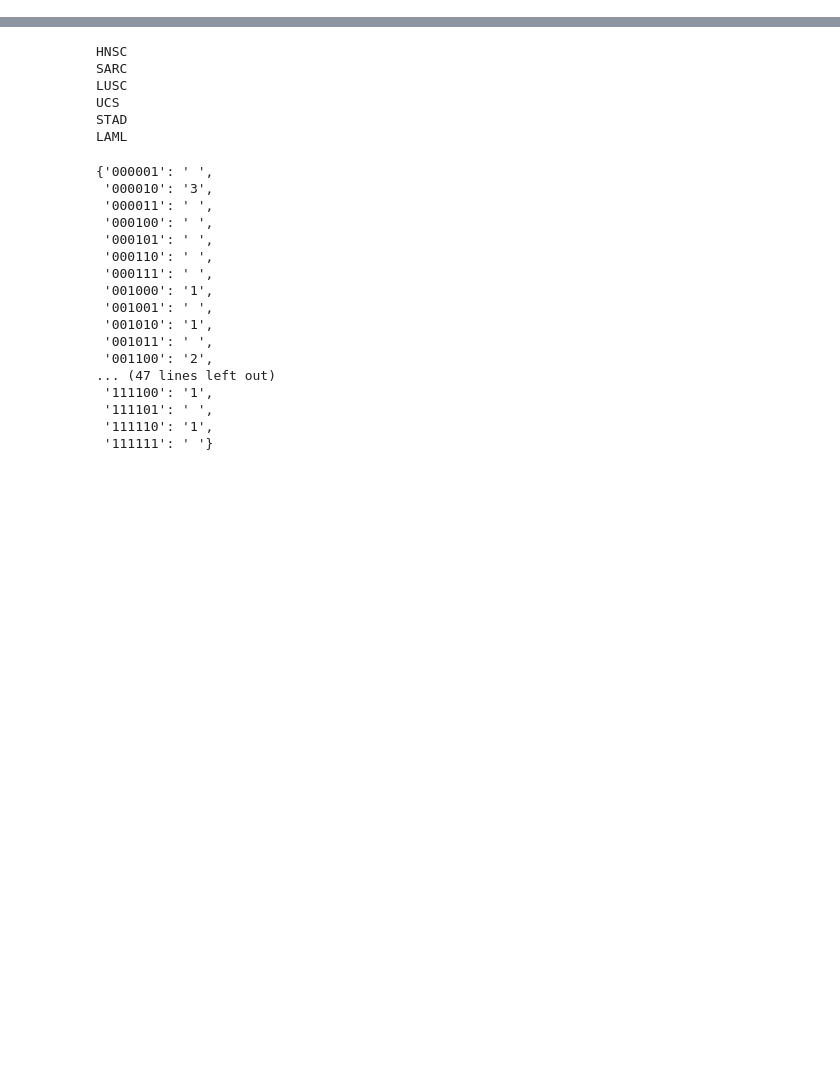
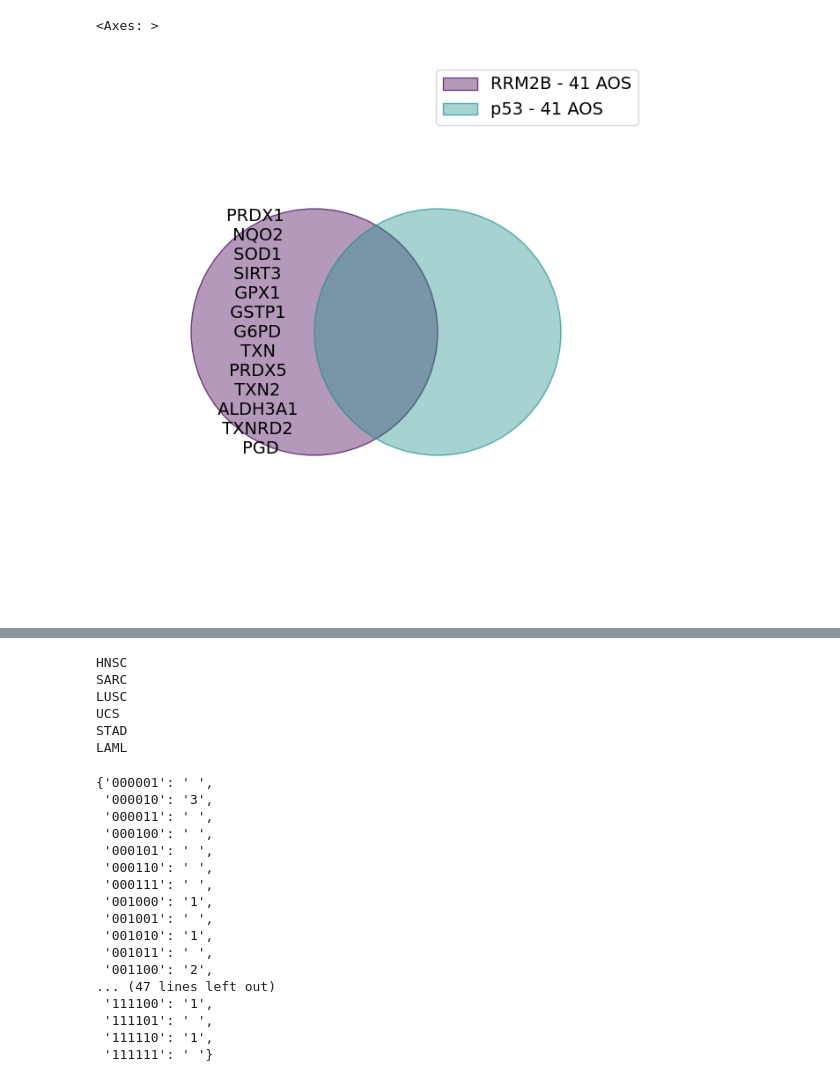
Before and after one commit to shanghongsim/NRF2-PARP1-Bioinformatics, a Jupyter notebook: venn_diagram_plotter.ipynb, the cells around one changed output, grey strips where cells are left out. Drawn from its saved outputs; the diff is of its cells as text; code cells hidden in the pictures; blank space fills up the shorter version.

```diff
--- a/venn_diagram_plotter.ipynb
+++ b/venn_diagram_plotter.ipynb
@@ -17 +75,14 @@ from venn import pseudovenn, generate_petal_labels, draw_venn, generate_colors,
+# %%
+petal_labels = generate_petal_labels(dict_41.values(), fmt="{size}")
+petal_labels['01'] = " \n ".join(dict_41['p53 - 41 AOS'] - dict_41['RRM2B - 41 AOS'])
+petal_labels['10'] = " \n ".join(dict_41['RRM2B - 41 AOS'] - dict_41['p53 - 41 AOS'])
+petal_labels['11'] = " \n ".join(dict_41['RRM2B - 41 AOS'] & dict_41['p53 - 41 AOS'])
+draw_venn(
+    petal_labels=petal_labels, dataset_labels=dict_41.keys(),
+    hint_hidden=False, colors=generate_colors(n_colors=3),
+    figsize=(8, 8), fontsize=14, legend_loc="best", ax=None
+)
+# %% [output]
+<Axes: >
+[figure, added]
 # %%
```
Also changed, not shown: parts of 4 cells of this notebook, 20 other files.
